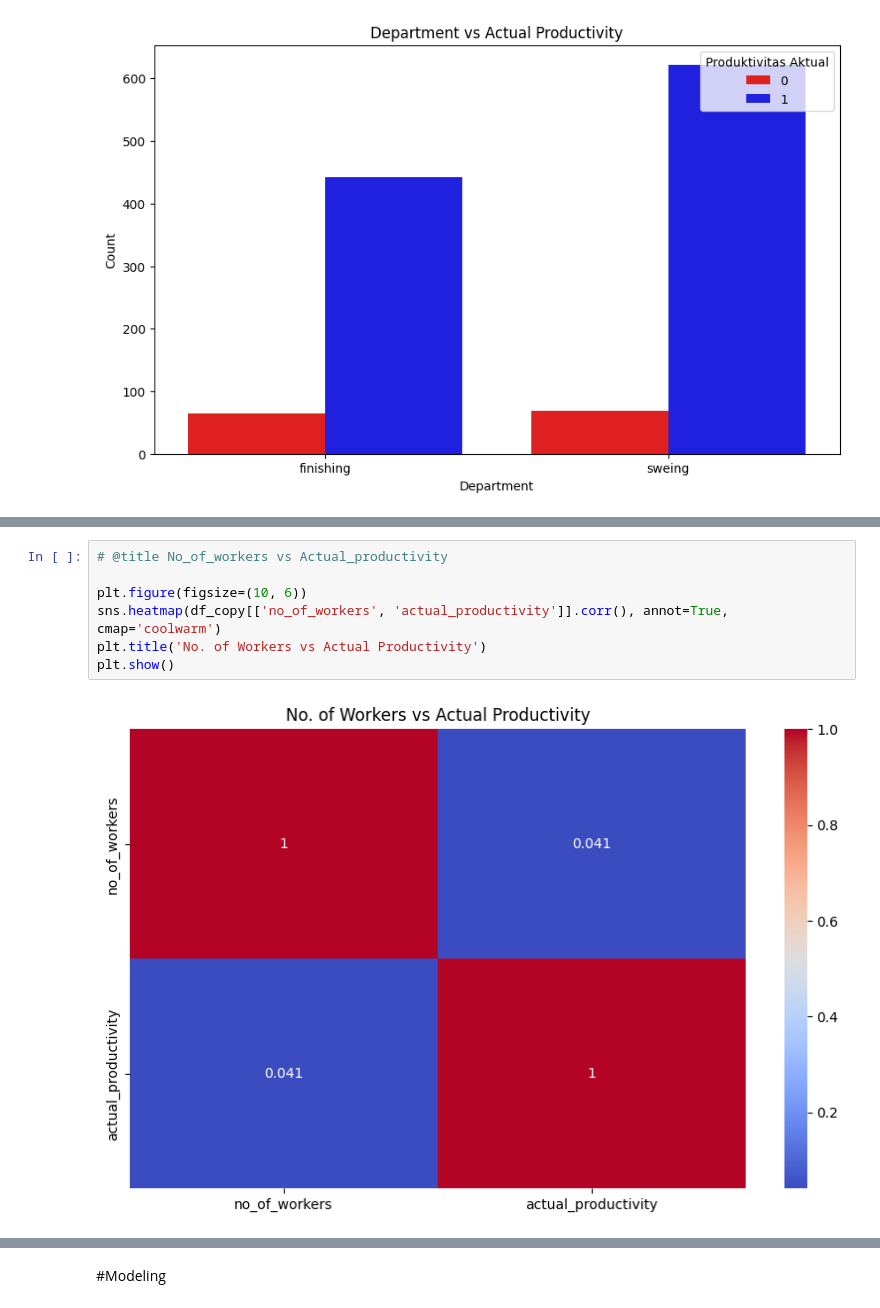
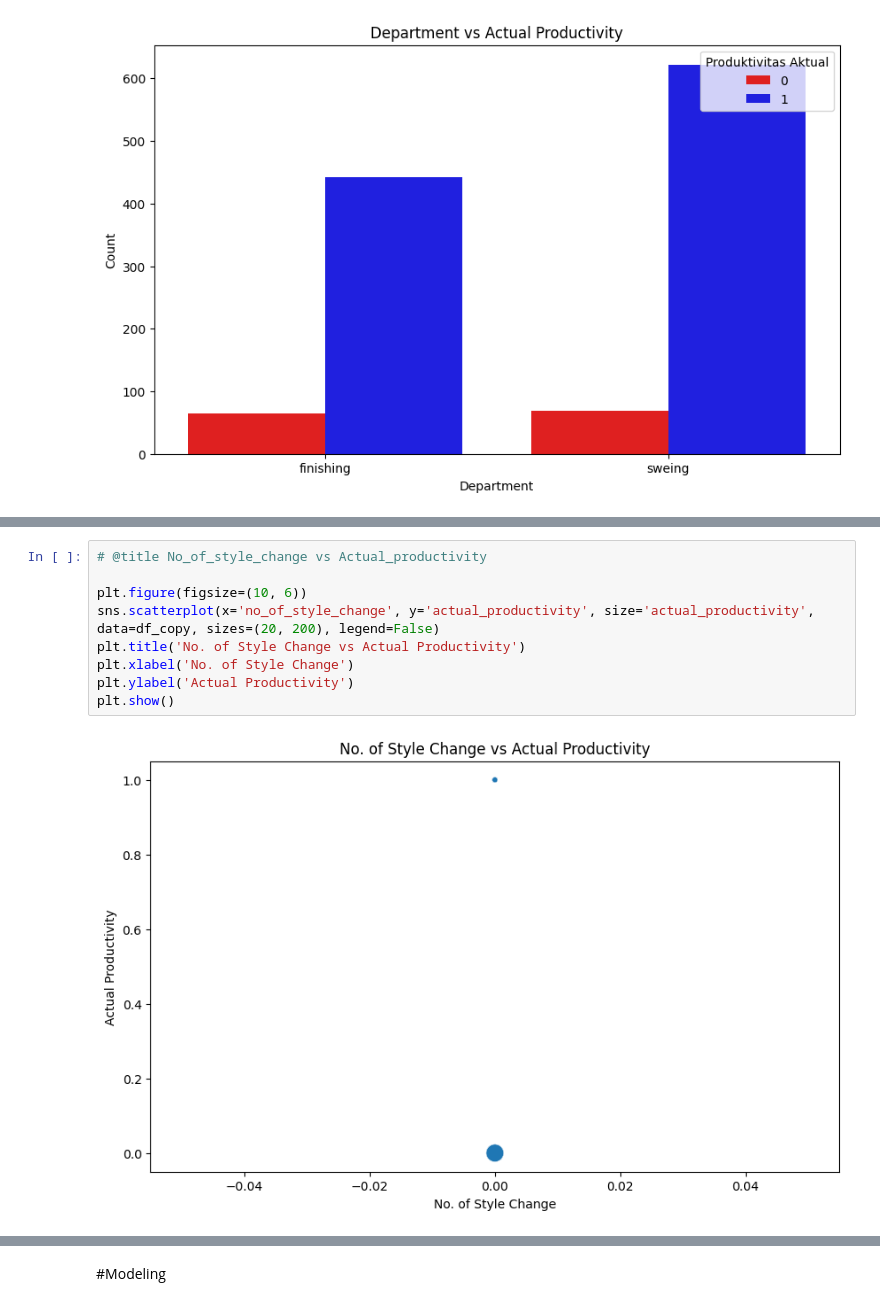
Before and after one commit to wafaaskia/Tugas, a Jupyter notebook: Wafa_Askia_Fitriani_DS_A_Tugas_Akhir.ipynb, the cells around one changed output, grey strips where cells are left out. Drawn from its saved outputs; the diff is of its cells as text.

```diff
--- a/Wafa_Askia_Fitriani_DS_A_Tugas_Akhir.ipynb
+++ b/Wafa_Askia_Fitriani_DS_A_Tugas_Akhir.ipynb
@@ -499,9 +514,11 @@ plt.show()
 # %%
-# @title No_of_workers vs Actual_productivity
+# @title No_of_style_change vs Actual_productivity
 
 plt.figure(figsize=(10, 6))
-sns.heatmap(df_copy[['no_of_workers', 'actual_productivity']].corr(), annot=True, cmap='coolwarm')
-plt.title('No. of Workers vs Actual Productivity')
+sns.scatterplot(x='no_of_style_change', y='actual_productivity', size='actual_productivity', data=df_copy, sizes=(20, 200), legend=False)
+plt.title('No. of Style Change vs Actual Productivity')
+plt.xlabel('No. of Style Change')
+plt.ylabel('Actual Productivity')
 plt.show()
 # %% [output]
-[figure, old version]
+[figure, new version]
```
Also changed, not shown: parts of 17 cells of this notebook.
